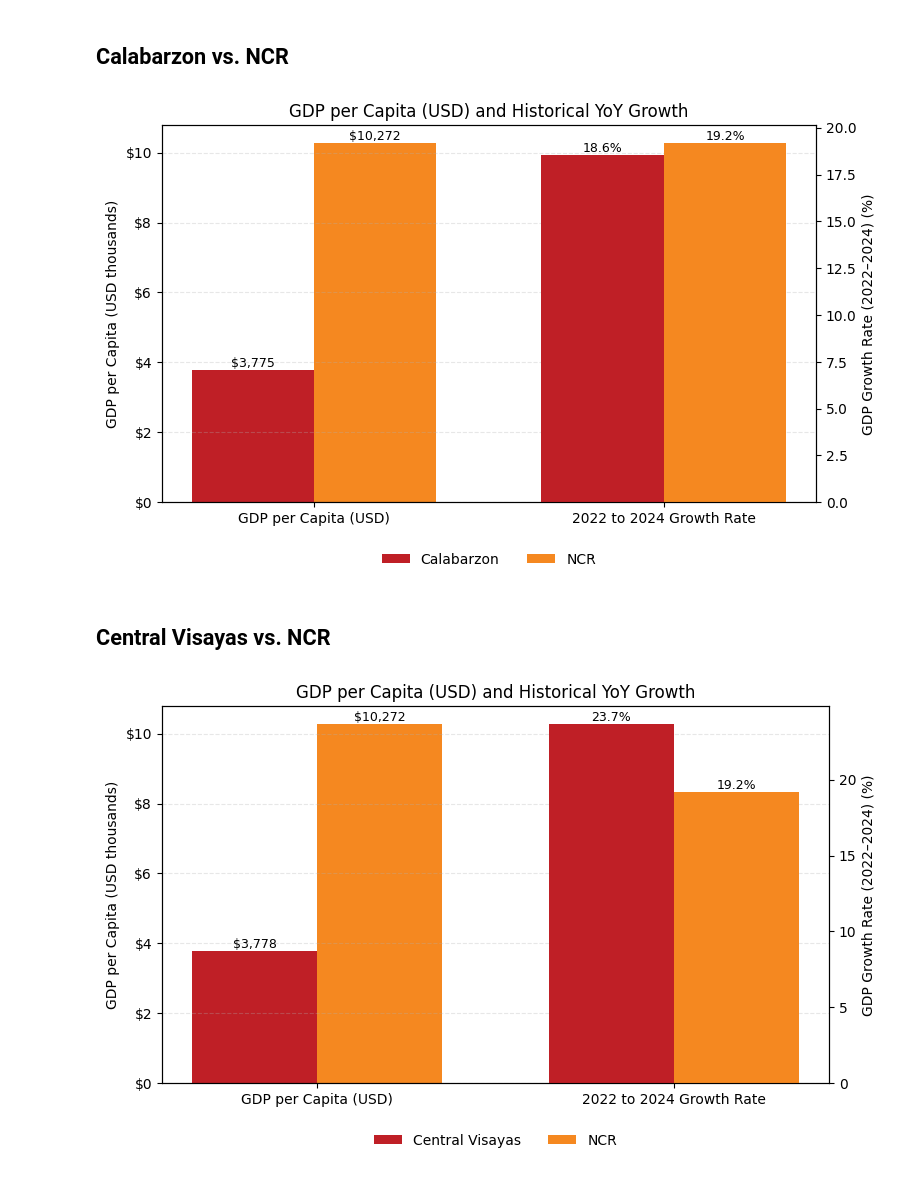
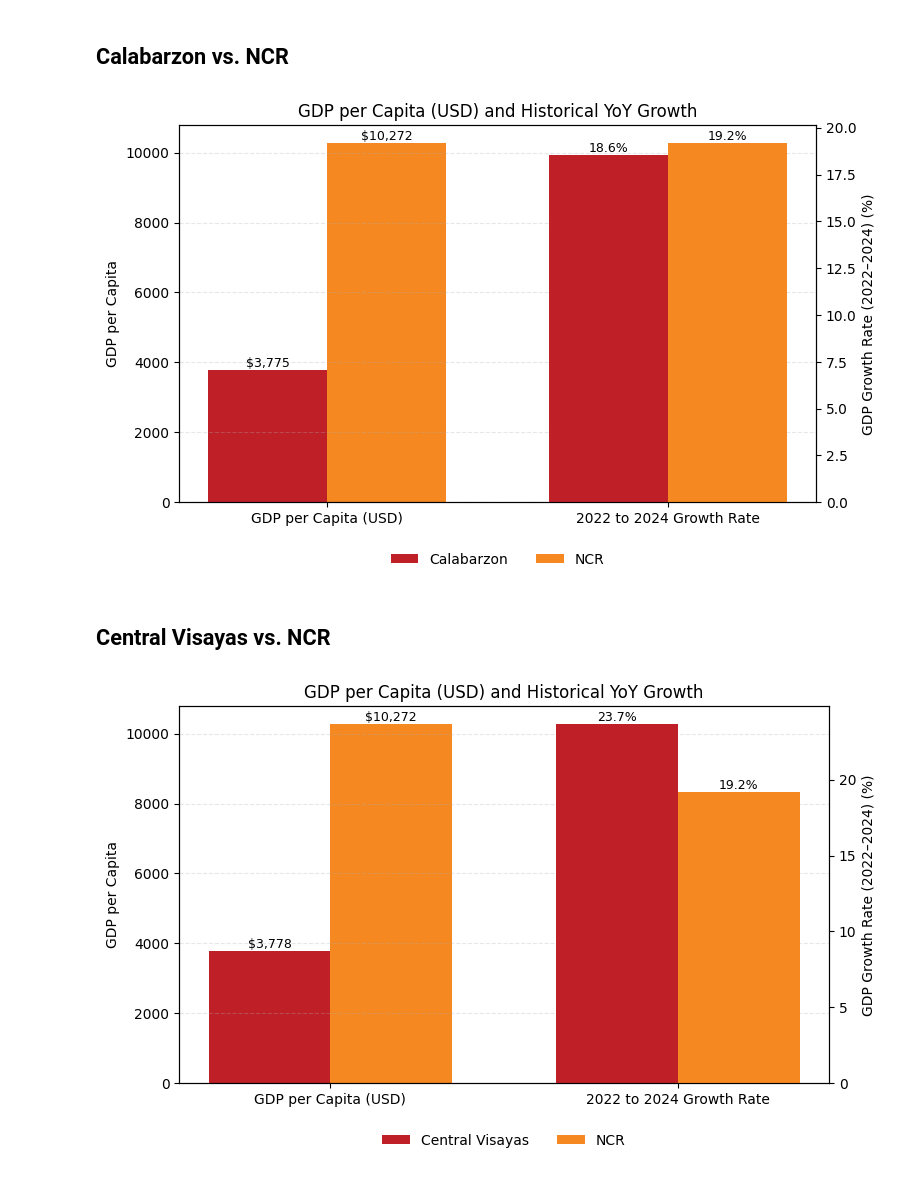
Before and after one commit to BSDSBA-JF/wadwani_intern, a Jupyter notebook: 03_tesda_cebu/grouped_bar_charts.ipynb, the cells around one changed output. Drawn from its saved outputs; the diff is of its cells as text; code cells hidden in the pictures.

```diff
--- a/03_tesda_cebu/grouped_bar_charts.ipynb
+++ b/03_tesda_cebu/grouped_bar_charts.ipynb
@@ -182,9 +180,8 @@ ax2 = ax1.twinx()
 bars3 = ax2.bar(x[1] - width/2, Calabarzon_GDP_growth, width, color='#bf1f26')
 bars4 = ax2.bar(x[1] + width/2, NCR_GDP_growth, width, color='#f58820ff')
 
-# GDP per Capita Labels
-ax1.yaxis.set_major_formatter(lambda y, _: f'${y/1000:.0f}')
-ax1.set_ylabel("GDP per Capita (USD thousands)")
+# GDP per Capita Label
+ax1.set_ylabel("GDP per Capita")
 
 # GDP Growth Rate label
 ax2.set_ylabel("GDP Growth Rate (2022–2024) (%)")
@@ -220,7 +217,7 @@ ax1.set_title("GDP per Capita (USD) and Historical YoY Growth")
 plt.tight_layout()
 plt.show()
 # %% [output]
-[figure, old version]
+[figure, new version]
 # %% [markdown]
 ## Central Visayas vs. NCR
 # %%
@@ -240,9 +237,8 @@ ax2 = ax1.twinx()
 bars3 = ax2.bar(x[1] - width/2, Visayas_GDP_growth, width, color='#bf1f26')
 bars4 = ax2.bar(x[1] + width/2, NCR_GDP_growth, width, color='#f58820ff')
 
-# GDP per Capita Labels
-ax1.yaxis.set_major_formatter(lambda y, _: f'${y/1000:.0f}')
-ax1.set_ylabel("GDP per Capita (USD thousands)")
+# GDP per Capita Label
+ax1.set_ylabel("GDP per Capita")
 
 # GDP Growth Rate label
 ax2.set_ylabel("GDP Growth Rate (2022–2024) (%)")
@@ -252,31 +248,31 @@ def add_labels(ax, bar_container, fmt="{:,.0f}"):
     for b in bar_container.patches:
         val = b.get_height()
         ax.annotate(fmt.format(val),
                     xy=(b.get_x() + b.get_width()/2, val),
                     xytext=(0, 0), textcoords="offset points",
                     ha="center", va="bottom", fontsize=9)
 
 # Add labels
 add_labels(ax1, bars1, fmt="${:,.0f}")
 add_labels(ax1, bars2, fmt="${:,.0f}")
 add_labels(ax2, bars3, fmt="{:.1f}%")
 add_labels(ax2, bars4, fmt="{:.1f}%")
 
 # Legend
 ax1.legend(
     loc="upper center",
     bbox_to_anchor=(0.5, -0.1),
     ncol=2,
     frameon=False
 )
 
 # Grids, labels, title
 ax1.grid(axis="y", alpha=0.3, linestyle="--")
 ax1.set_axisbelow(False)
 ax1.set_xticks(x, categories)
 ax1.set_title("GDP per Capita (USD) and Historical YoY Growth")
 
 plt.tight_layout()
 plt.show()
 # %% [output]
-[figure, old version]
+[figure, new version]
```
Also changed, not shown: parts of 2 cells of this notebook.
